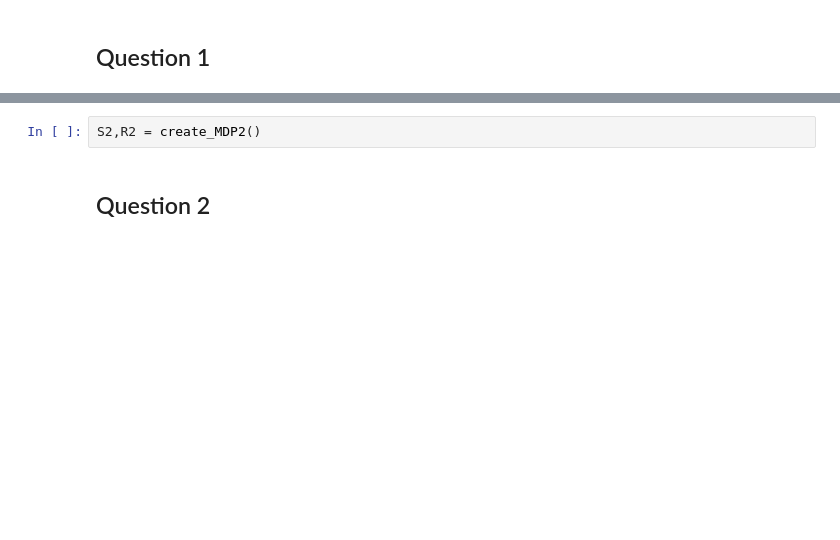
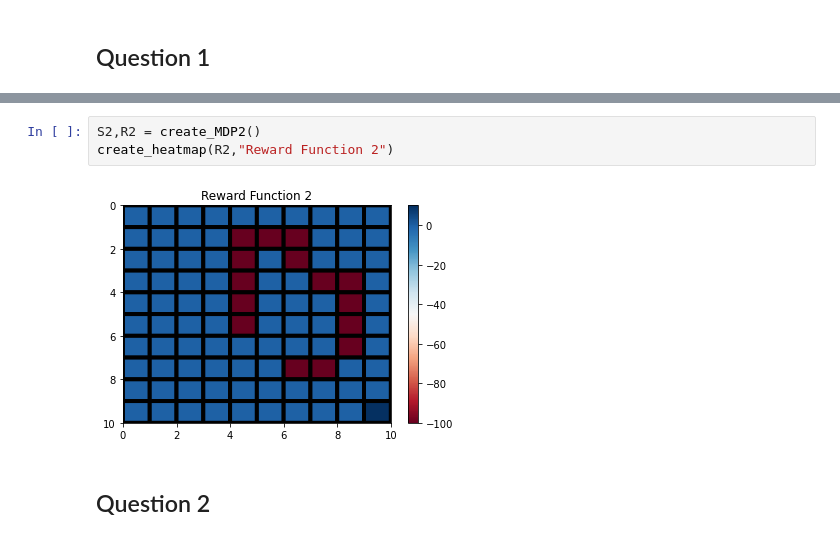
Before and after one commit to mlpotter/ECENGR232E-80, a Jupyter notebook: project_3/project3_MLP.ipynb, the cells around one changed output, grey strips where cells are left out. Drawn from its saved outputs; the diff is of its cells as text; blank space fills up the shorter version.

```diff
--- a/project_3/project3_MLP.ipynb
+++ b/project_3/project3_MLP.ipynb
@@ -332,5 +345,8 @@ S1,R1 = create_MDP1()
 # %%
 S2,R2 = create_MDP2()
+create_heatmap(R2,"Reward Function 2")
+# %% [output]
+[figure, added]
 # %% [markdown]
 ## Question 2
 # %%
```
Also changed, not shown: parts of 11 cells of this notebook.
